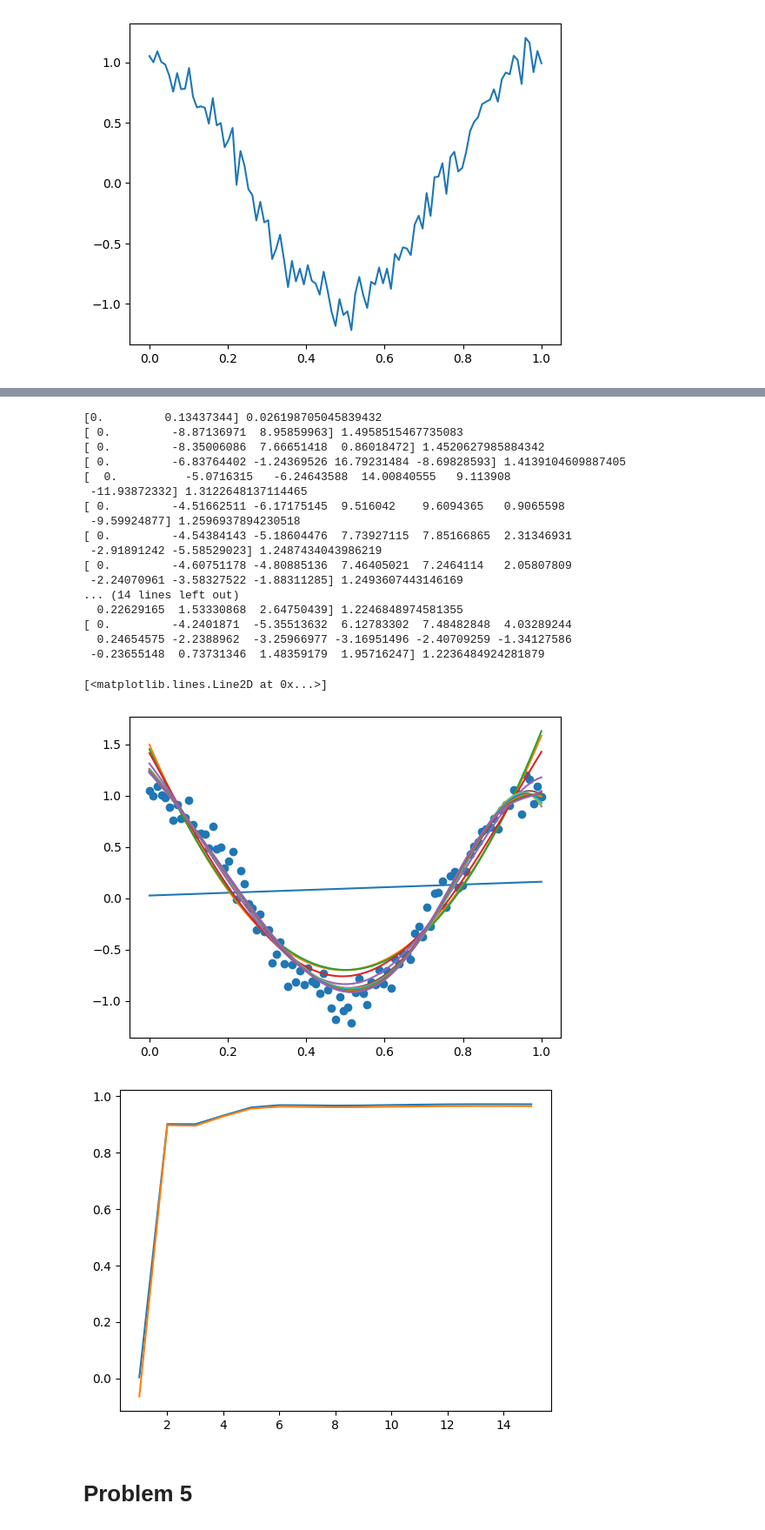
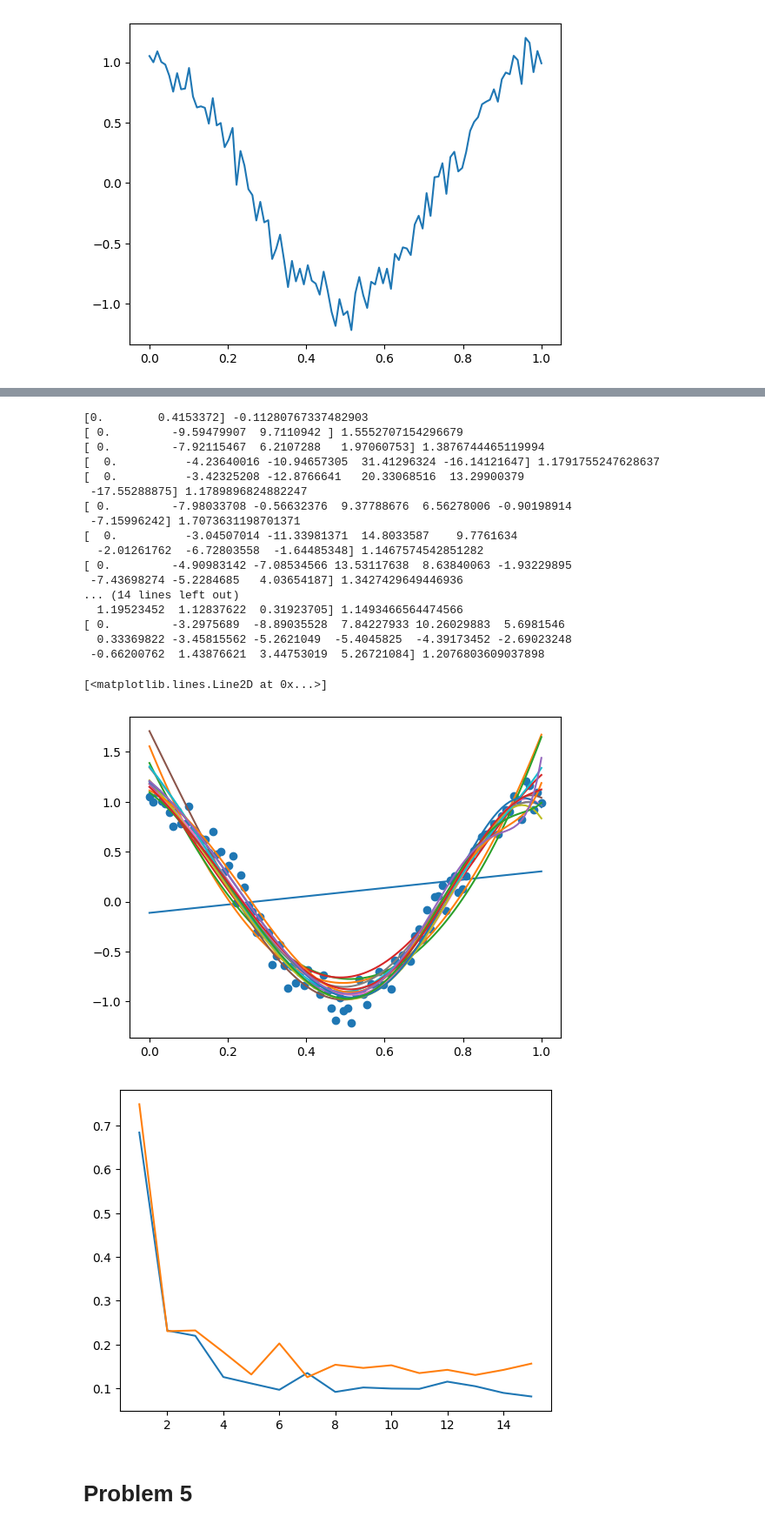
Before and after one commit to omiksave/MAE551, a Jupyter notebook: HW1.ipynb, the cells around one changed output, grey strips where cells are left out. Shown: that part at 87% size. Cells and saved outputs as stored; diff of their text form; code cells hidden in the pictures.

```diff
--- a/HW1.ipynb
+++ b/HW1.ipynb
@@ -27,17 +30,17 @@ plt.plot(x,z)
 plt.scatter(x,z)
 test_scores = []
 train_scores = []
-x_train,x_test,z_train,z_test = train_test_split(x,z,test_size=0.4,shuffle=True)
 for itr in range(15):
+    x_train,x_test,z_train,z_test = train_test_split(x,z,test_size=0.8,shuffle=True)
     mdl = PolynomialFeatures(degree=itr+1)
     mdl.fit_transform(x_train.reshape(len(x_train),1))
     modelx = make_pipeline(mdl,LinearRegression())
     modelx.fit(x_train.reshape(len(x_train),1),z_train)
-    train_scores.append(modelx.score(x_train.reshape(len(x_train),1),z_train.reshape(len(x_train),1)))
+    train_scores.append(mean_squared_error(z_train,modelx.predict(x_train.reshape(len(x_train),1)),squared=False))
     print(modelx.steps[1][1].coef_,modelx.steps[1][1].intercept_)
-    test_scores.append(modelx.score(x_test.reshape(len(x_test),1),z_test.reshape(len(x_test),1)))
+    test_scores.append(mean_squared_error(z_test,modelx.predict(x_test.reshape(len(x_test),1)),squared=False))
     plt.plot(x,modelx.predict(x.reshape(100,1)))
 plt.figure()
-plt.scatter(np.linspace(1,len(train_scores),len(train_scores)),train_scores)
-plt.scatter(np.linspace(1,len(test_scores),len(test_scores)),test_scores)
+plt.plot(np.linspace(1,len(train_scores),len(train_scores)),train_scores)
+plt.plot(np.linspace(1,len(test_scores),len(test_scores)),test_scores)
 # %% [output]
@@ -66,16 +69,15 @@ from sklearn.linear_model import Lasso
 plt.scatter(x,z)
 test_scores = []
 train_scores = []
-x_train,x_test,z_train,z_test = train_test_split(x,z,test_size=0.4,shuffle=True)
 for itr in range(15):
+    x_train,x_test,z_train,z_test = train_test_split(x,z,test_size=0.8,shuffle=True)
     mdl = PolynomialFeatures(degree=itr+1)
     mdl.fit_transform(x_train.reshape(len(x_train),1))
-    modelx = make_pipeline(mdl,Lasso(alpha=1/1000))
+    modelx = make_pipeline(mdl,Lasso(alpha=1/100000))
     modelx.fit(x_train.reshape(len(x_train),1),z_train)
-    train_scores.append(modelx.score(x_train.reshape(len(x_train),1),z_train.reshape(len(x_train),1)))
+    train_scores.append(mean_squared_error(z_train,modelx.predict(x_train.reshape(len(x_train),1)),squared=False))
     print(modelx.steps[1][1].coef_,modelx.steps[1][1].intercept_)
-    mdl_out2 = modelx.predict(x_test.reshape(len(x_test),1))
-    test_scores.append(modelx.score(x_test.reshape(len(x_test),1),z_test.reshape(len(x_test),1)))
+    test_scores.append(mean_squared_error(z_test,modelx.predict(x_test.reshape(len(x_test),1)),squared=False))
     plt.plot(x,modelx.predict(x.reshape(100,1)))
 plt.figure()
 plt.plot(np.linspace(1,len(train_scores),len(train_scores)),train_scores)
@@ -104,42 +106,41 @@ plt.plot(np.linspace(1,len(test_scores),len(test_scores)),test_scores)
 # %%
 from sklearn.linear_model import Ridge
 plt.scatter(x,z)
 test_scores = []
 train_scores = []
-x_train,x_test,z_train,z_test = train_test_split(x,z,test_size=0.4,shuffle=True)
 for itr in range(15):
+    x_train,x_test,z_train,z_test = train_test_split(x,z,test_size=0.8,shuffle=True)
     mdl = PolynomialFeatures(degree=itr+1)
     mdl.fit_transform(x_train.reshape(len(x_train),1))
-    modelx = make_pipeline(mdl,Ridge(alpha=1/1000))
+    modelx = make_pipeline(mdl,Ridge(alpha=1/10000))
     modelx.fit(x_train.reshape(len(x_train),1),z_train)
-    train_scores.append(modelx.score(x_train.reshape(len(x_train),1),z_train.reshape(len(x_train),1)))
+    train_scores.append(mean_squared_error(z_train,modelx.predict(x_train.reshape(len(x_train),1)),squared=False))
     print(modelx.steps[1][1].coef_,modelx.steps[1][1].intercept_)
-    mdl_out2 = modelx.predict(x_test.reshape(len(x_test),1))
-    test_scores.append(modelx.score(x_test.reshape(len(x_test),1),z_test.reshape(len(x_test),1)))
+    test_scores.append(mean_squared_error(z_test,modelx.predict(x_test.reshape(len(x_test),1)),squared=False))
     plt.plot(x,modelx.predict(x.reshape(100,1)))
 plt.figure()
 plt.plot(np.linspace(1,len(train_scores),len(train_scores)),train_scores)
 plt.plot(np.linspace(1,len(test_scores),len(test_scores)),test_scores)
 # %% [output]
-[0.         0.13437344] 0.026198705045839432
-[ 0.         -8.87136971  8.95859963] 1.4958515467735083
-[ 0.         -8.35006086  7.66651418  0.86018472] 1.4520627985884342
-[ 0.         -6.83764402 -1.24369526 16.79231484 -8.69828593] 1.4139104609887405
-[  0.          -5.0716315   -6.24643588  14.00840555   9.113908
- -11.93872332] 1.3122648137114465
-[ 0.         -4.51662511 -6.17175145  9.516042    9.6094365   0.9065598
- -9.59924877] 1.2596937894230518
-[ 0.         -4.54384143 -5.18604476  7.73927115  7.85166865  2.31346931
- -2.91891242 -5.58529023] 1.2487434043986219
-[ 0.         -4.60751178 -4.80885136  7.46405021  7.2464114   2.05807809
- -2.24070961 -3.58327522 -1.88311285] 1.2493607443146169
+[0.        0.4153372] -0.11280767337482903
+[ 0.         -9.59479907  9.7110942 ] 1.5552707154296679
+[ 0.         -7.92115467  6.2107288   1.97060753] 1.3876744465119994
+[  0.          -4.23640016 -10.94657305  31.41296324 -16.14121647] 1.1791755247628637
+[  0.          -3.42325208 -12.8766641   20.33068516  13.29900379
+ -17.55288875] 1.1789896824882247
+[ 0.         -7.98033708 -0.56632376  9.37788676  6.56278006 -0.90198914
+ -7.15996242] 1.7073631198701371
+[  0.          -3.04507014 -11.33981371  14.8033587    9.7761634
+  -2.01261762  -6.72803558  -1.64485348] 1.1467574542851282
+[ 0.         -4.90983142 -7.08534566 13.53117638  8.63840063 -1.93229895
+ -7.43698274 -5.2284685   4.03654187] 1.3427429649446936
 ... (14 lines left out)
-  0.22629165  1.53330868  2.64750439] 1.2246848974581355
-[ 0.         -4.2401871  -5.35513632  6.12783302  7.48482848  4.03289244
-  0.24654575 -2.2388962  -3.25966977 -3.16951496 -2.40709259 -1.34127586
- -0.23655148  0.73731346  1.48359179  1.95716247] 1.2236484924281879
+  1.19523452  1.12837622  0.31923705] 1.1493466564474566
+[ 0.         -3.2975689  -8.89035528  7.84227933 10.26029883  5.6981546
+  0.33369822 -3.45815562 -5.2621049  -5.4045825  -4.39173452 -2.69023248
+ -0.66200762  1.43876621  3.44753019  5.26721084] 1.2076803609037898
 [<matplotlib.lines.Line2D at 0x...>]
-[figure, old version]
+[figure, new version]
-[figure, old version]
+[figure, new version]
 # %% [markdown]
 # Problem 5
```
Also changed, not shown: parts of 4 cells of this notebook.
